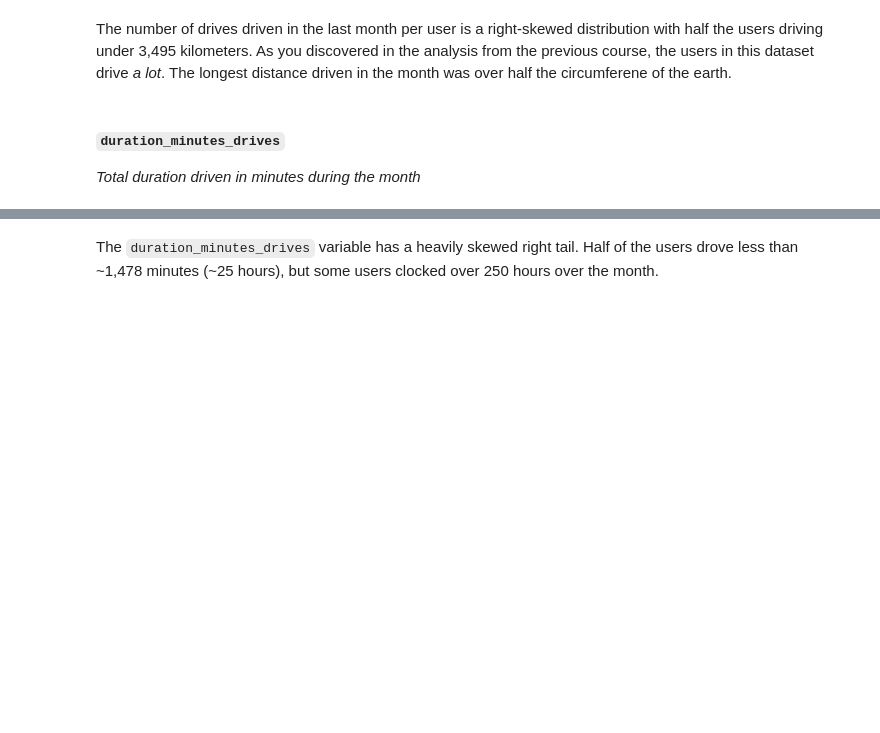
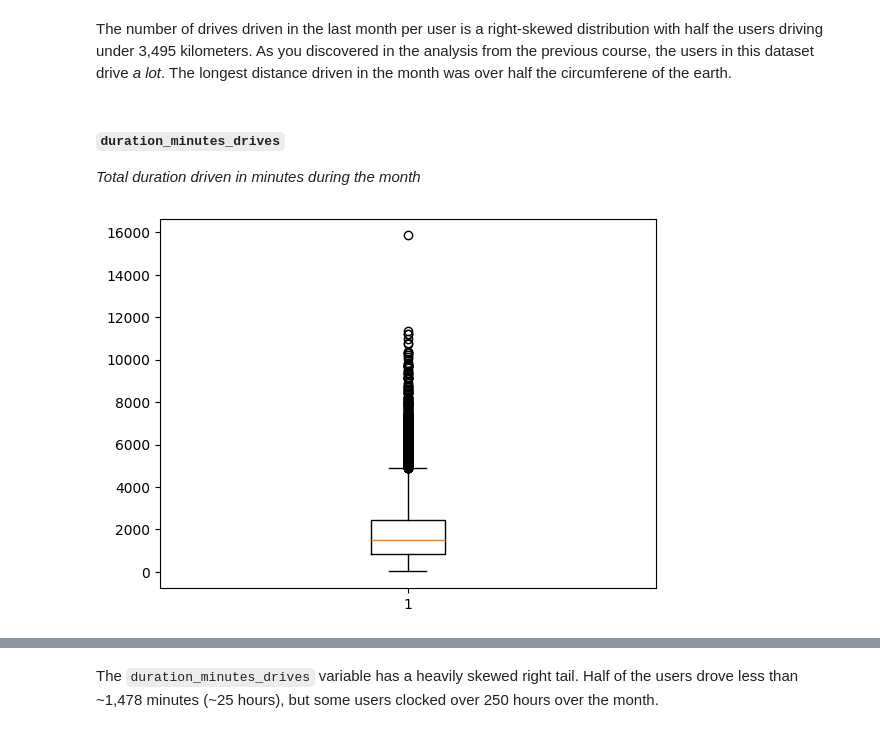
Before and after one commit to andrefsr/Google-Advanced-Data-Analytics-Certificate, a Jupyter notebook: Course 2/Atividades/Activity_Course 3 Waze project lab/Activity_Course 3 Waze project lab.ipynb, the cells around one changed output, grey strips where cells are left out. Drawn from its saved outputs; the diff is of its cells as text; code cells hidden in the pictures; blank space fills up the shorter version.

```diff
--- a/Course 2/Atividades/Activity_Course 3 Waze project lab/Activity_Course 3 Waze project lab.ipynb
+++ b/Course 2/Atividades/Activity_Course 3 Waze project lab/Activity_Course 3 Waze project lab.ipynb
@@ -342,0 +346,7 @@ _Total duration driven in minutes during the month_
+# %%
+# Box plot
+plt.figure()
+plt.boxplot(df['duration_minutes_drives'])
+plt.show()
+# %% [output]
+[figure, added]
```
Also changed, not shown: parts of 41 cells of this notebook.
